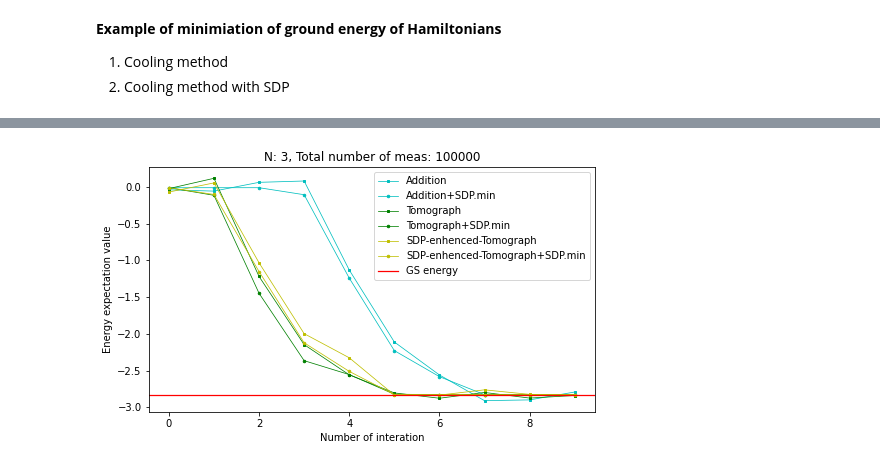
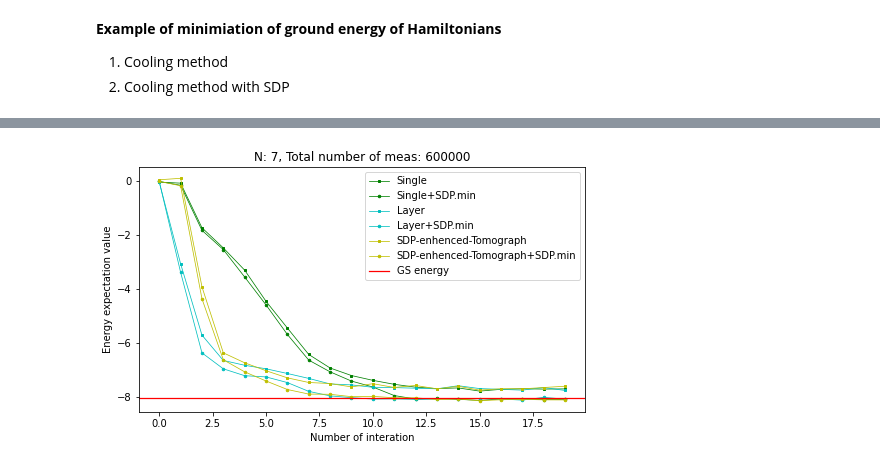
Before and after one commit to ZheruiWANG/SDP-for-VQE, a Jupyter notebook: More-Qubit Pro v3.0/opt_example.ipynb, the cells around one changed output, grey strips where cells are left out. Cells and saved outputs as stored; diff of their text form; code cells hidden in the pictures.

```diff
--- a/More-Qubit Pro v3.0/opt_example.ipynb
+++ b/More-Qubit Pro v3.0/opt_example.ipynb
@@ -412,3 +794,28 @@ for i in tqdm(range(N_opt)):
+# %%
+plt.figure(figsize=(8, 4.5))
+
+plt.plot(expH_dm_single_iter, linewidth=0.75, color='g', marker='s', markersize=2.5, label='Single')
+plt.plot(expH_dm_single_SDPvalue_iter['C01'], linewidth=0.75, color='g', marker='o', markersize=2.5, label='Single+SDP.min')
+plt.plot(expH_dm_layer_iter, linewidth=0.75, color='c', marker='s', markersize=2.5, label='Layer')
+plt.plot(expH_dm_layer_SDPvalue_iter['C01'], linewidth=0.75, color='c', marker='o', markersize=2.5, label='Layer+SDP.min')
+plt.plot(expH_dmsdp_layer_iter, linewidth=0.75, color='y', marker='s', markersize=2.5, label='SDP-enhenced-Tomograph')
+plt.plot(expH_dmsdp_layer_SDPvalue_iter['C01'], linewidth=0.75, color='y', marker='o', markersize=2.5, label='SDP-enhenced-Tomograph+SDP.min')
+
+
+plt.axhline(y = ground_state_energy, color='r', linestyle='-', linewidth=1.25, label='GS energy')
+
+titlename = 'N: ' + str(N) + ', Total number of meas: ' + str(int(N_meas_tol))
+plt.title(titlename)
+plt.xlabel('Number of interation')
+plt.ylabel('Energy expectation value')
+plt.legend()
+
+figurename = model_type + '_N' + str(N) + '_opt_2' + '.pdf'
+figurepath = f'figures/{figurename}'
+plt.savefig(figurepath, bbox_inches='tight')
+plt.show()
+# %% [output]
+[figure, added]
 # %%
 # Calculate the average by tracing dm*state with SDP-enhanced tomography
 
@@ -547,28 +954,3 @@ for i in tqdm(range(N_opt)):
     register = list(range(N))
     tmp = input_state
     input_state = tmp.evolve(U, register[::-1])
-# %%
-plt.figure(figsize=(8, 4.5))
-
-plt.plot(expectation_H_iter, linewidth=0.75, color='c', marker='s', markersize=2.5, label='Addition')
-plt.plot(expectation_SDP_iter['C01'], linewidth=0.75, color='c', marker='o', markersize=2.5, label='Addition+SDP.min')
-plt.plot(expectation_dm_H_iter, linewidth=0.75, color='g', marker='s', markersize=2.5, label='Tomograph')
-plt.plot(expectation_dm_SDP_iter['C01'], linewidth=0.75, color='g', marker='o', markersize=2.5, label='Tomograph+SDP.min')
-plt.plot(expectation_dmsdp_H_iter, linewidth=0.75, color='y', marker='s', markersize=2.5, label='SDP-enhenced-Tomograph')
-plt.plot(expectation_dmsdp_SDP_iter['C01'], linewidth=0.75, color='y', marker='o', markersize=2.5, label='SDP-enhenced-Tomograph+SDP.min')
-
-
-plt.axhline(y = ground_state_energy, color='r', linestyle='-', linewidth=1.25, label='GS energy')
-
-titlename = 'N: ' + str(N) + ', Total number of meas: ' + str(int(N_meas_tol))
-plt.title(titlename)
-plt.xlabel('Number of interation')
-plt.ylabel('Energy expectation value')
-plt.legend()
-
-figurename = model_type + '_N' + str(N) + '_opt' + '.pdf'
-figurepath = f'figures/{figurename}'
-#plt.savefig(figurepath, bbox_inches='tight')
-plt.show()
-# %% [output]
-[figure, removed]
```
Also changed, not shown: parts of 21 cells of this notebook, 7 other files.
